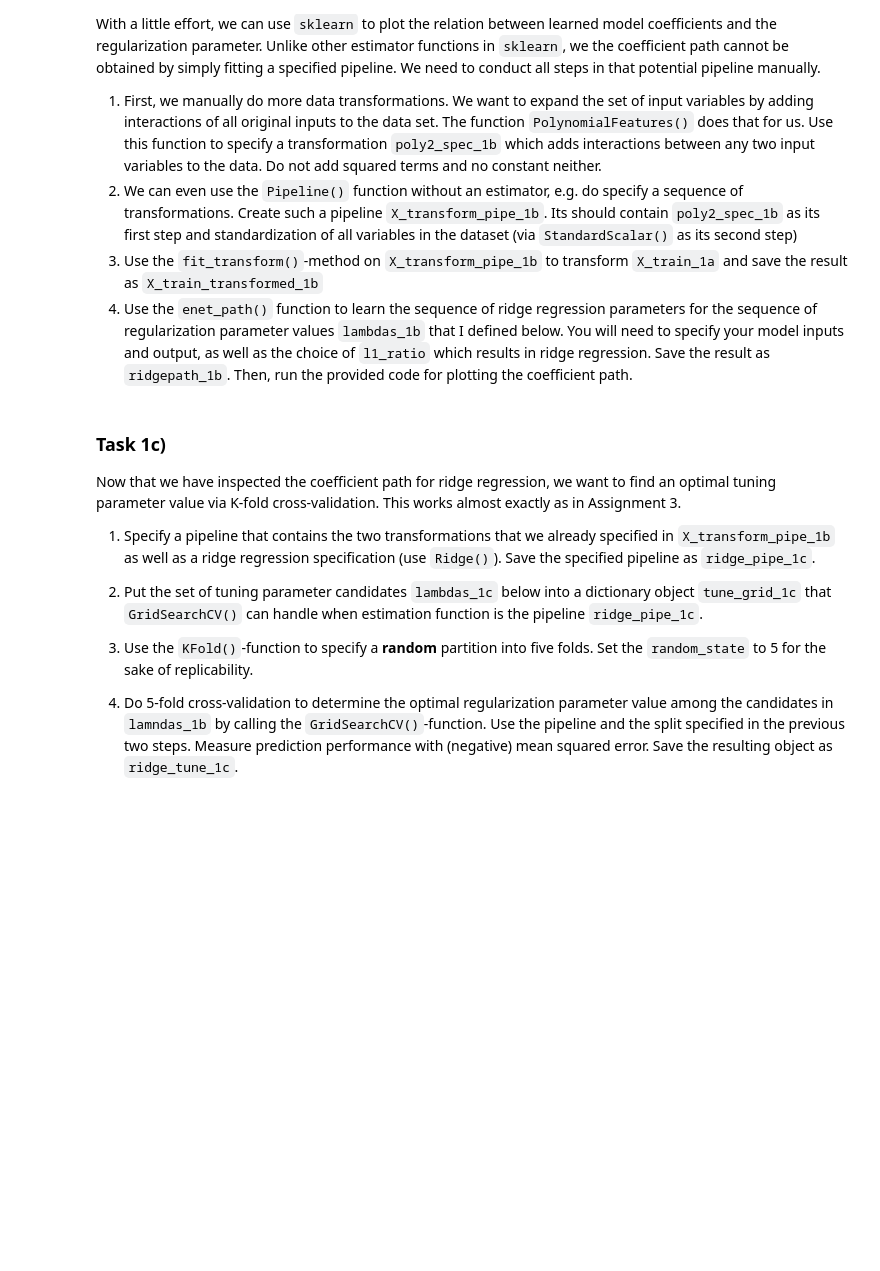
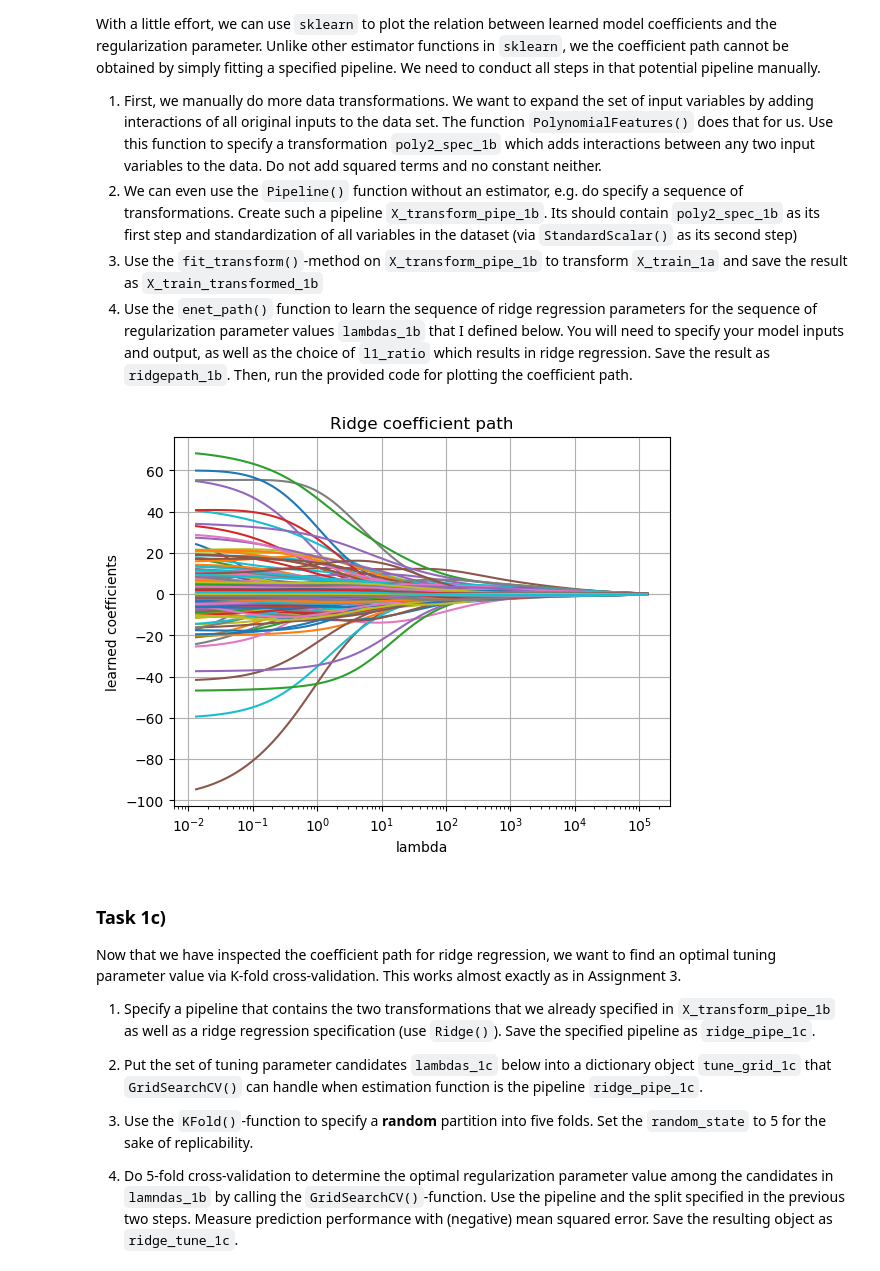
Before and after one commit to manswirfelt/assignment4, a Jupyter notebook: Assignment_4/Assignment4_py_template.ipynb, the cells around one changed output. Saved outputs shown, nothing was run; the diff lists cells and outputs as text; code cells hidden in the pictures; blank space fills up the shorter version.

```diff
--- a/Assignment_4/Assignment4_py_template.ipynb
+++ b/Assignment_4/Assignment4_py_template.ipynb
@@ -27,18 +36,17 @@ Ridge regression is supported in the `linear_models` module of scikit-learn. How
 2. Save the output variable *FARE* as pandas series `y_1a`
 3. Use the  `train_test_split()` function in the model selection module of `sklearn` to split `X_1a` (`y_1a`) into training data `X_train_1a` (`y_train_1a`) and test data `X_test_1a` (`y_test_1a`).
 # %%
-# 1.
-X_1a = ??
-X_1a = pd.get_dummies(??)
+# 1. # First save all predictors from Airfares as X_1a as a pandas dataframe
+X_1a = Airfares.drop(columns=["FARE"])
+X_1a = pd.get_dummies(X_1a)
 
 # 2.
-y_1a = ??
-
+y_1a = Airfares["FARE"]
 
 # 3.
 from sklearn.model_selection import train_test_split
 
-??
+X_train_1a, X_test_1a, y_train_1a, y_test_1a = train_test_split(X_1a, y_1a, test_size=0.2, random_state=42)
 # %% [markdown]
 ### Task 1b)
 With a little effort, we can use `sklearn` to plot the relation between learned model coefficients and the regularization parameter.
@@ -52,37 +60,42 @@ Unlike other estimator functions in `sklearn`, we the coefficient path cannot be
 from sklearn.preprocessing import (StandardScaler, PolynomialFeatures)
 from sklearn.pipeline import Pipeline
 from sklearn.linear_model import enet_path
 
 # 1.
-poly2_spec_1b    = ??
+poly2_spec_1b    = PolynomialFeatures(degree = 2, include_bias=False)
 
 # 2.
-X_transform_pipe_1b = ??
+X_transform_pipe_1b = Pipeline([
+    ("poly2", poly2_spec_1b),
+    ("scaler", StandardScaler())
+])
 
 # 3.
-X_train_transformed_1b = ??
+X_train_transformed_1b = X_transform_pipe_1b.fit_transform(X_train_1a)
 
 # 4.
 lambdas_1b = (np.logspace(7, 0, 100)/(y_train_1a.std(ddof=1)*2 * y_train_1a.shape[0]))
 
 with warnings.catch_warnings():
     warnings.simplefilter("ignore", category=UserWarning)
-    ridgepath_1b    = enet_path(??)
+    ridgepath_1b    = enet_path(X_train_transformed_1b, y_train_1a, l1_ratio=0, eps=0.0001, alphas=lambdas_1b)
 
 
 # Run the lines below for a plot of the coefficient path
 ax = plt.gca()
 for i in range(ridgepath_1b[1].shape[0]):
     plt.plot(ridgepath_1b[0]*y_train_1a.shape[0]*2, ridgepath_1b[1][i])
 
 ax.set_xscale("log")
 plt.xlabel("lambda")
 plt.ylabel("learned coefficients")
 plt.title("Ridge coefficient path")
 plt.axis("tight")
 plt.grid(True)
 
 plt.show()
+# %% [output]
+[figure, added]
 # %% [markdown]
 ### Task 1c)
 Now that we have inspected the coefficient path for ridge regression, we want to find an optimal tuning parameter value via K-fold cross-validation. This works almost exactly as in Assignment 3.
```
Also changed, not shown: parts of 4 cells of this notebook.
